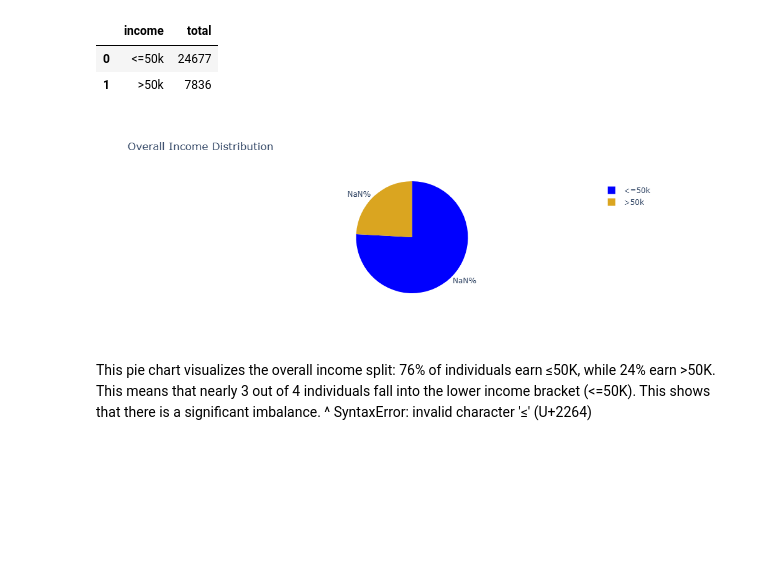
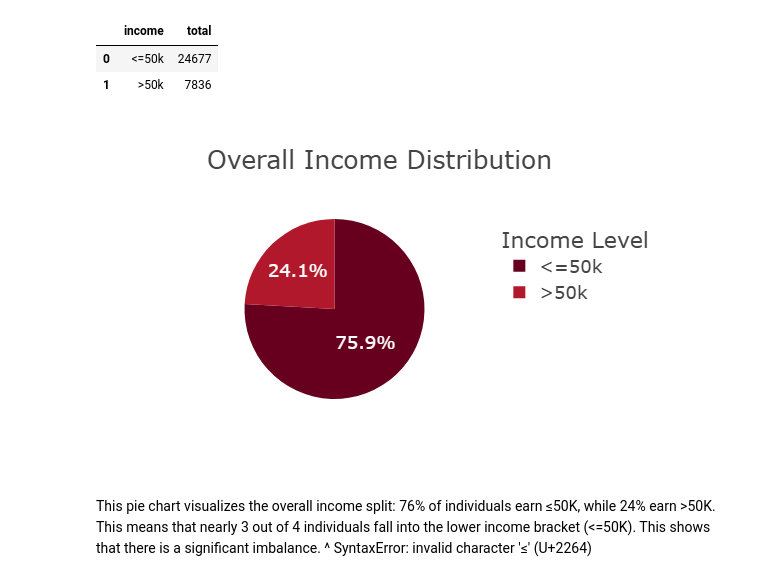
Before and after one commit to NadiaHirwa/Adult-Income, a Jupyter notebook: notebooks/data_analysis.ipynb, the cells around one changed output. Cells and saved outputs as stored; diff of their text form; code cells hidden in the pictures; blank space fills up the shorter version.

```diff
--- a/notebooks/data_analysis.ipynb
+++ b/notebooks/data_analysis.ipynb
@@ -244,15 +286,14 @@ adult_df_income
 | 0 | <=50k | 24677 |
 | 1 | >50k | 7836 |
 # %%
-fig = px.pie(adult_df_income, names='income', values='total', title='Overall Income Distribution', color_discrete_sequence=['blue', 'goldenrod'])
-fig.update_layout(paper_bgcolor = "rgba(0, 0, 0, 0)",plot_bgcolor = "rgba(0, 0, 0, 0)")
-fig.update_traces(texttemplate = "%{text:.2f}%",textposition="outside")
+fig = px.pie(adult_df_income, names='income', values='total', title='Overall Income Distribution', color_discrete_sequence=px.colors.sequential.RdBu)
+fig.update_layout(template="presentation", legend_title=dict(text='Income Level'), paper_bgcolor = "rgba(0, 0, 0, 0)", plot_bgcolor = "rgba(0, 0, 0, 0)")
 fig.show()
-fig.write_image(os.path.join(results_dir, 'Income_distribution_pie_chart.jpg'))
-fig.write_image(os.path.join(results_dir, 'Income_distribution_pie_chart.png'))
-fig.write_html(os.path.join(results_dir, 'Income_distribution_pie_chart.html'))
+fig.write_image(os.path.join(results_dir, 'income_distribution_pie_chart.jpg'))
+fig.write_image(os.path.join(results_dir, 'income_distribution_pie_chart.png'))
+fig.write_html(os.path.join(results_dir, 'income_distribution_pie_chart.html'))
 # %% [output]
-[figure, old version]
+[figure, new version]
 # %% [markdown]
 This pie chart visualizes the overall income split: 76% of individuals earn ≤50K, while 24% earn >50K. This means that nearly 3 out of 4 individuals fall into the lower income bracket (<=50K). This shows that there is a significant imbalance.
                                                                                 ^
```
Also changed, not shown: parts of 18 cells of this notebook, 37 other files.
